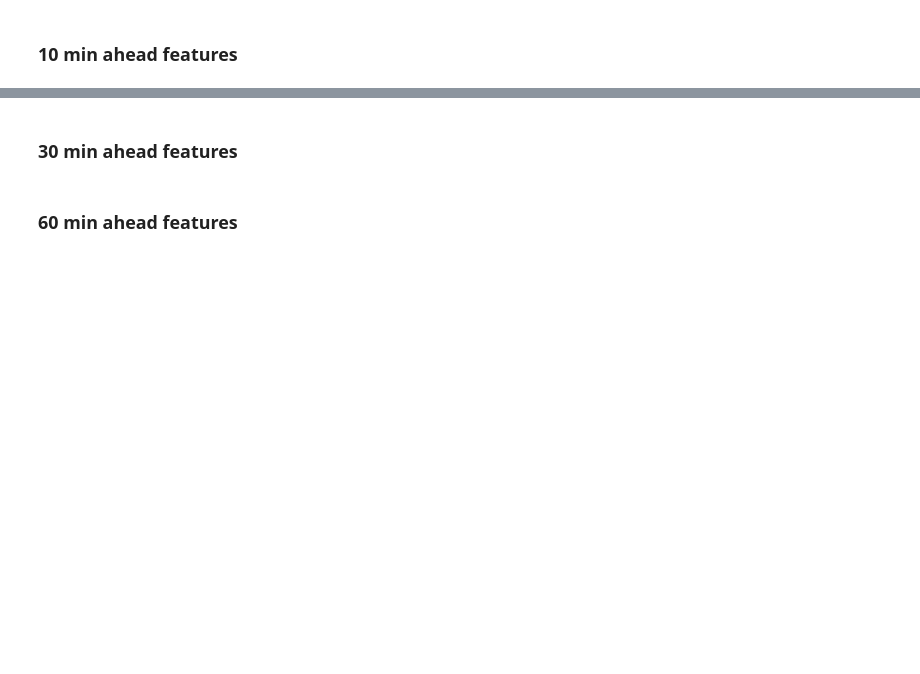
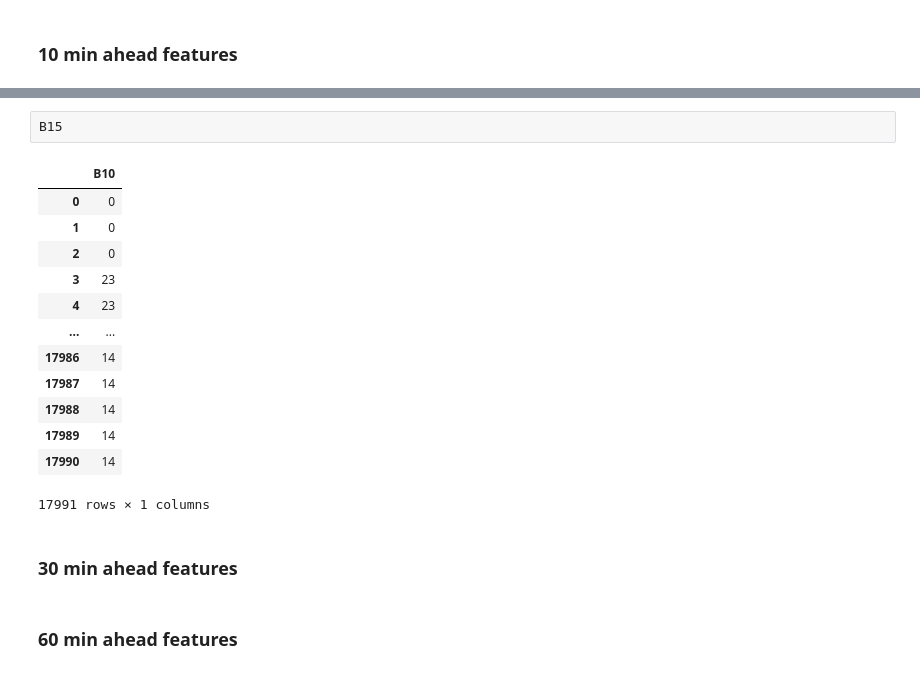
Before and after one commit to daltHub/Final-Assignment, a Jupyter notebook: feature_engineering.ipynb, the cells around one changed output, grey strips where cells are left out. Saved outputs shown, nothing was run; the diff lists cells and outputs as text; blank space fills up the shorter version.

```diff
--- a/feature_engineering.ipynb
+++ b/feature_engineering.ipynb
@@ -171,3 +174,19 @@ B10
+# %%
+B15
+# %% [output]
+|  | B10 |
+| 0 | 0 |
+| 1 | 0 |
+| 2 | 0 |
+| 3 | 23 |
+| 4 | 23 |
+| ... | ... |
+| 17986 | 14 |
+| 17987 | 14 |
+| 17988 | 14 |
+| 17989 | 14 |
+| 17990 | 14 |
+17991 rows × 1 columns
 # %% [markdown]
 ### 30 min ahead features
 # %% [markdown]
```
Also changed, not shown: parts of 3 cells of this notebook, 1 other file.
